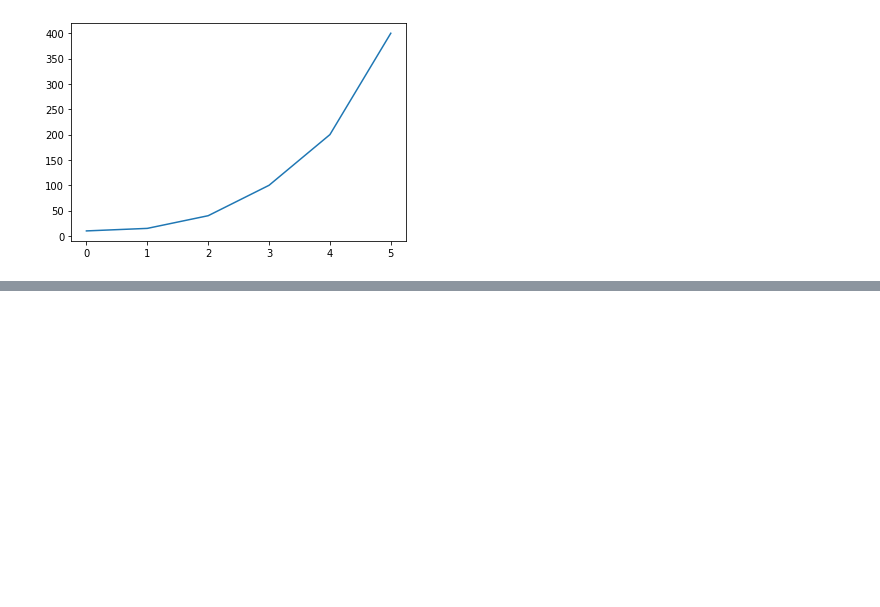
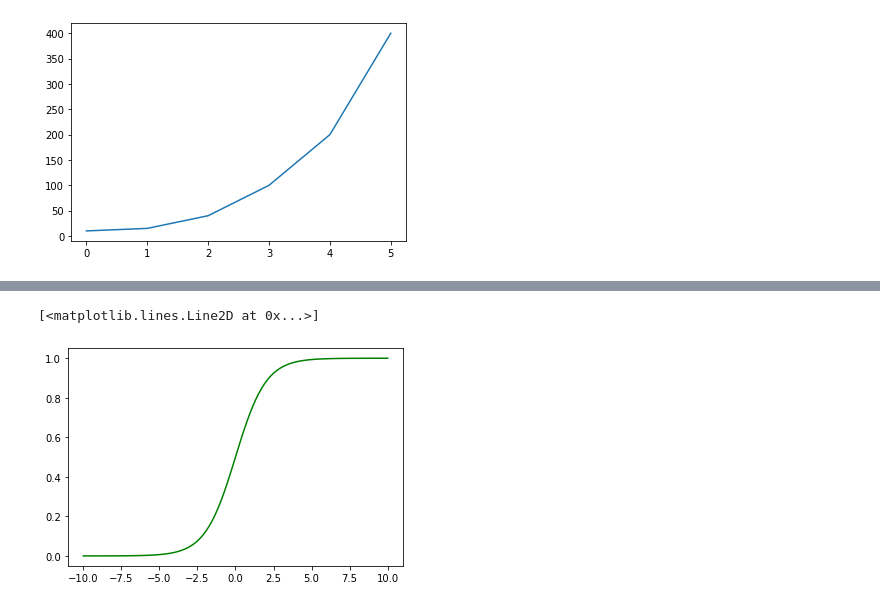
Before and after one commit to MoTo-LaBo/Python-data-science, a Jupyter notebook: matplotlib/matplotlib.ipynb, the cells around one changed output, grey strips where cells are left out. Drawn from its saved outputs; the diff is of its cells as text; code cells hidden in the pictures; blank space fills up the shorter version.

```diff
--- a/matplotlib/matplotlib.ipynb
+++ b/matplotlib/matplotlib.ipynb
@@ -72,0 +80,5 @@ plt.plot(df['b']) # 横軸が　Series の index になるので注意する
+# %%
+plt.plot(x, z, 'g')
+# %% [output]
+[<matplotlib.lines.Line2D at 0x...>]
+[figure, added]
```
Also changed, not shown: parts of 7 cells of this notebook.
